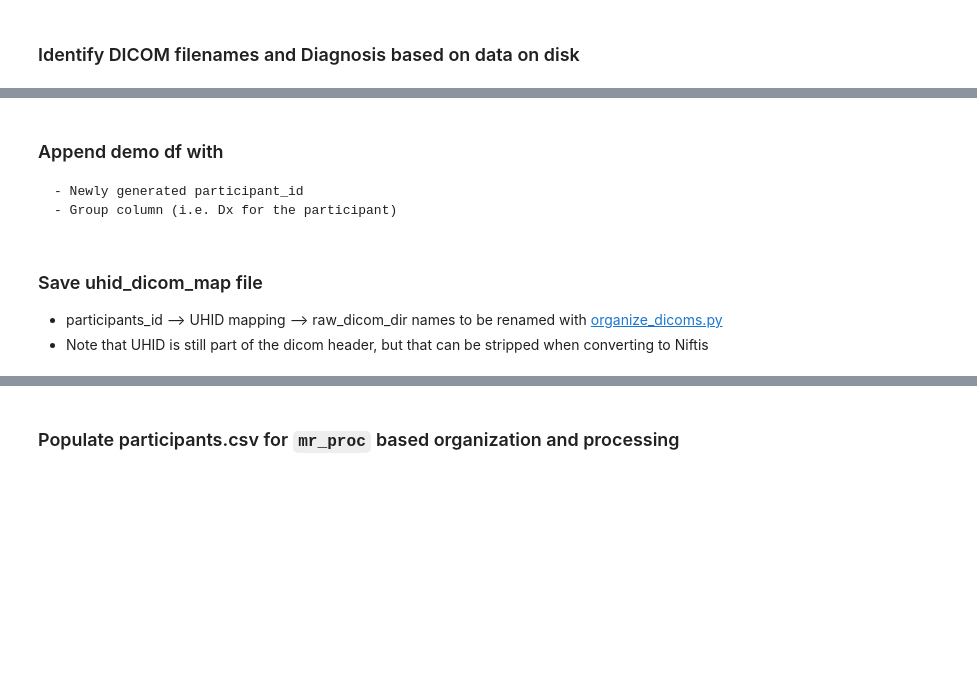
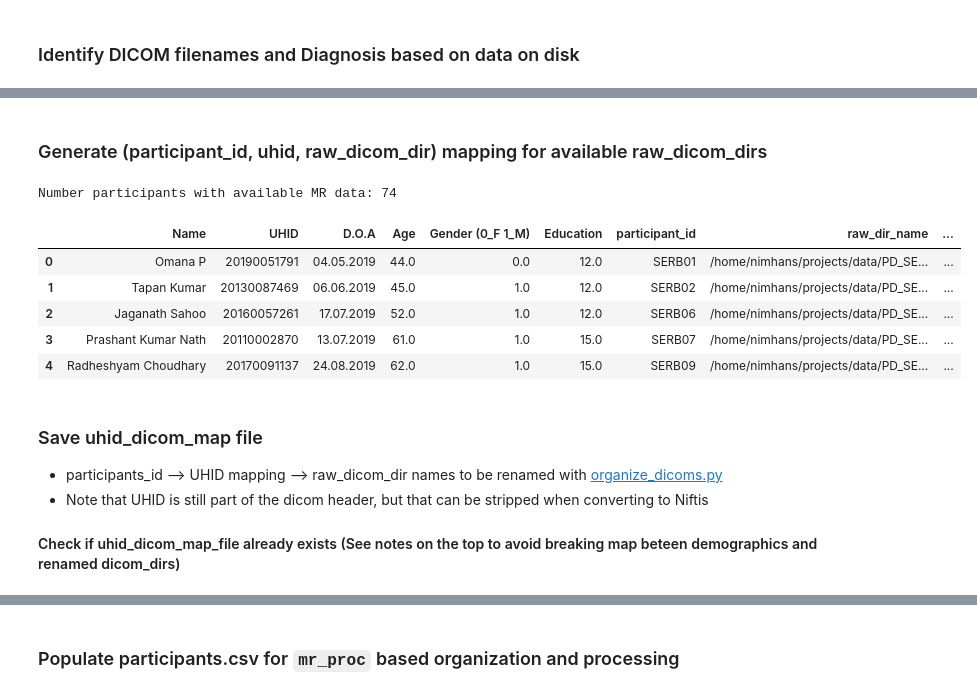
Before and after one commit to nipoppy/nipoppy, a Jupyter notebook: workflow/dicom_org/1_participant_naming.ipynb, the cells around one changed output, grey strips where cells are left out. Saved outputs shown, nothing was run; the diff lists cells and outputs as text; code cells hidden in the pictures; blank space fills up the shorter version.

```diff
--- a/workflow/dicom_org/1_participant_naming.ipynb
+++ b/workflow/dicom_org/1_participant_naming.ipynb
@@ -26,0 +58,7 @@ demo_df.head()
+# %%
+exclusion_list = ["Rajkumar Das","Biman Roy ","Asit Mirdha "]
+demo_df = demo_df[~demo_df["Name"].isin(exclusion_list)].copy()
+
+n_participants = len(demo_df)
+print(f"Number of participants in demographics file after duplicate removal: {n_participants}")
+demo_df.head()
@@ -54,7 +125,7 @@ control_raw_dicom_df["group"] = "control"
 n_raw_dicom_dirs = len(control_raw_dicom_df)
 print(f"Number of control raw_dicom_dirs: {n_raw_dicom_dirs}")
 
-pd_participants_dir = f"{raw_dicom_dir}/pd/"
+pd_participants_dir = f"{raw_dicom_dir}/PD/"
 
 pd_raw_dicom_df = parse_raw_dicom_filenames(pd_participants_dir)
 n_raw_dicom_dirs = len(pd_raw_dicom_df)
@@ -79,20 +174,23 @@ print(f"\n{len(dicom_minus_demo_uhid)} dicom_missing_demo_uhid:\n{dicom_minus_de
-# %% [markdown]
-### Append demo df with
-    - Newly generated participant_id
-    - Group column (i.e. Dx for the participant)
+# %% [markdown]
+### Generate (participant_id, uhid, raw_dicom_dir) mapping for available raw_dicom_dirs
 # %%
-ds_prefix = "SERB"
-n_participants_len = len(str(n_participants))
-participant_ids = np.arange(1, n_participants+1)
-participant_ids_str = [ds_prefix + str(idx).zfill(n_participants_len) for idx in participant_ids]
+demo_dicom_avail_df = pd.merge(demo_df, raw_dicom_df, on="UHID", how="inner")
+uhid_dicom_map_df = demo_dicom_avail_df[["participant_id","UHID","raw_dir_name","group"]].copy()
 
-demo_df["participant_id"] = participant_ids_str
-demo_df = pd.merge(demo_df, raw_dicom_df, on="UHID", how="inner")
-
-print(f"Number participants with available MR data: {len(demo_df)}")
-demo_df.head()
+print(f"Number participants with available MR data: {len(uhid_dicom_map_df)}")
+demo_dicom_avail_df.head()
+# %% [output]
+Number participants with available MR data: 74
+|  | Name | UHID | D.O.A | Age | Gender (0_F 1_M) | Education | participant_id | raw_dir_name | ... |
+| 0 | Omana P | 20190051791 | 04.05.2019 | 44.0 | 0.0 | 12.0 | SERB01 | /home/nimhans/projects/data/PD_SE... | ... |
+| 1 | Tapan Kumar | 20130087469 | 06.06.2019 | 45.0 | 1.0 | 12.0 | SERB02 | /home/nimhans/projects/data/PD_SE... | ... |
+| 2 | Jaganath Sahoo | 20160057261 | 17.07.2019 | 52.0 | 1.0 | 12.0 | SERB06 | /home/nimhans/projects/data/PD_SE... | ... |
+| 3 | Prashant Kumar Nath | 20110002870 | 13.07.2019 | 61.0 | 1.0 | 15.0 | SERB07 | /home/nimhans/projects/data/PD_SE... | ... |
+| 4 | Radheshyam Choudhary | 20170091137 | 24.08.2019 | 62.0 | 1.0 | 15.0 | SERB09 | /home/nimhans/projects/data/PD_SE... | ... |
 # %% [markdown]
 ### Save uhid_dicom_map file
 - participants_id --> UHID mapping --> raw_dicom_dir names to be renamed with [organize_dicoms.py](./organize_dicoms.py)
 - Note that UHID is still part of the dicom header, but that can be stripped when converting to Niftis
+
+#### Check if uhid_dicom_map_file already exists (See notes on the top to avoid breaking map beteen demographics and renamed dicom_dirs)
 # %%
```
Also changed, not shown: parts of 19 cells of this notebook, 8 other files.
